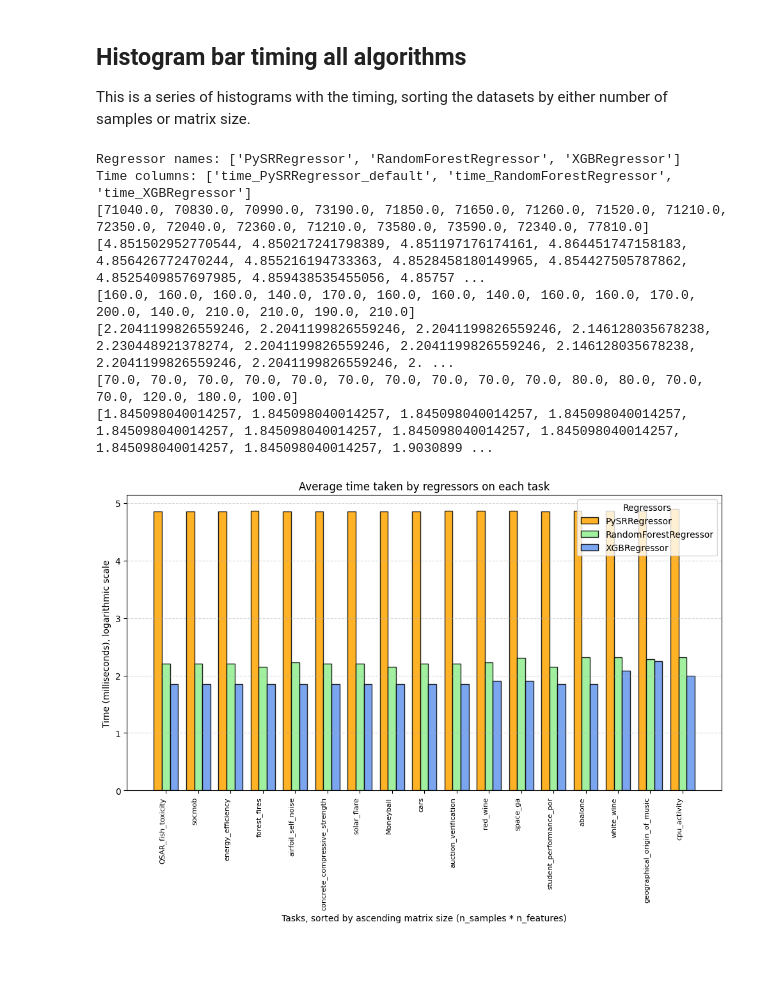
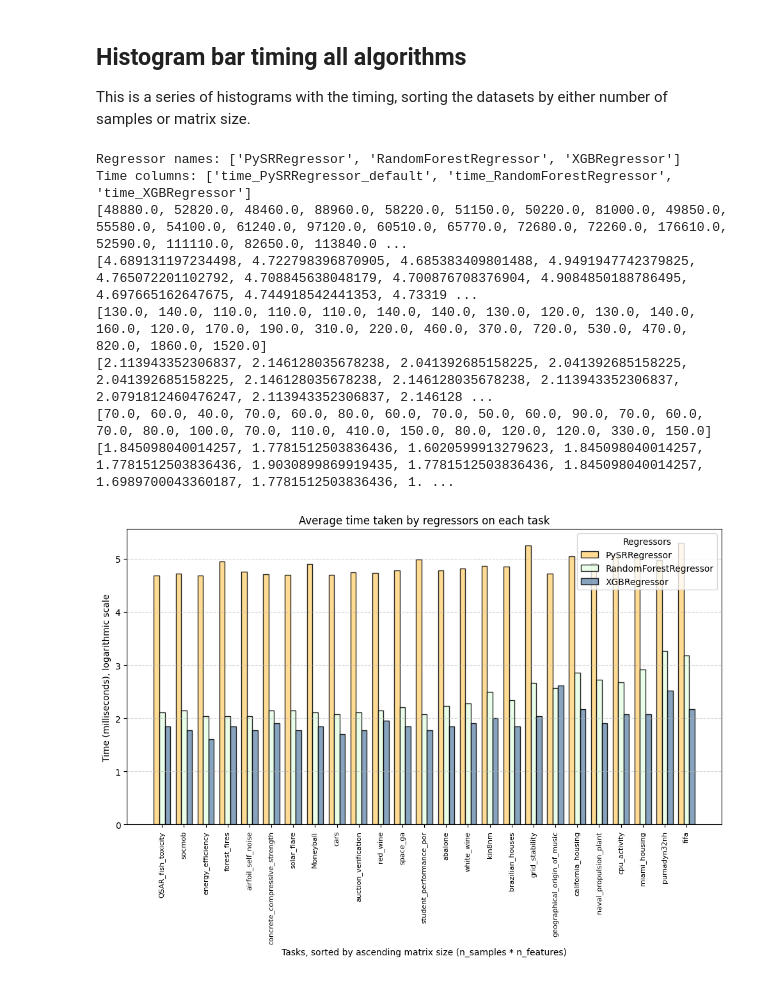
Before and after one commit to albertotonda/symbolic-regression-vs-ensembles, a Jupyter notebook: src/make_plots.ipynb, the cells around one changed output. Cells and saved outputs as stored; diff of their text form; code cells hidden in the pictures.

Commit message:
Fancier tables and plots

```diff
--- a/src/make_plots.ipynb
+++ b/src/make_plots.ipynb
@@ -17,6 +17,13 @@ regressor_colors = {
     "XGBRegressor": "cornflowerblue",
 }
 
+# let's see if HTML color codes can work
+regressor_colors = {
+    "PySRRegressor" : "#ffd580",
+    "RandomForestRegressor" : "#e6ffe6",
+    "XGBRegressor" : "#7393b3",
+}
+
 plots_folder = "../plots"
 if not os.path.exists(plots_folder) :
     os.makedirs(plots_folder)
@@ -27,6 +34,7 @@ This is a series of histograms with the timing, sorting the datasets by either n
 # hard-coded values
 results_file = "../results_20260519_only_tree_models/analysis_openml_ctr23_statistics.csv"
 results_file = "../results_server_20260519/analysis_openml_ctr23_statistics.csv"
+results_file = "../results_20260519_default/analysis_openml_ctr23_statistics.csv"
 plot_filename = os.path.join(plots_folder, "time_comparison_default.png")
 
 # read the results file
@@ -87,38 +95,38 @@ for i, time_column in enumerate(time_columns):
             alpha=0.85,
         )
 
         # Add value labels on top of each bar
         #for bar in bars:
         #    height = bar.get_height()
         #    ax.annotate(
         #        f"{height:.2f}s",
         #        xy=(bar.get_x() + bar.get_width() / 2, height),
         #        xytext=(0, 3),  # 3 points vertical offset
         #        textcoords="offset points",
         #        ha="center",
         #        va="bottom",
         #        fontsize=8,
         #    )
 
 # aesthetics
 ax.set_title("Average time taken by regressors on each task") #, fontsize=14, pad=15)
 ax.grid(axis="y", linestyle="--", alpha=0.5)
 ax.set_ylabel("Time (milliseconds), logarithmic scale")
 ax.set_xlabel("Tasks, sorted by ascending matrix size (n_samples * n_features)")
 ax.set_xticks(x)
-ax.set_xticklabels(task_names, rotation=90, ha="right", fontsize=8)
+ax.set_xticklabels(task_names, rotation=90, ha="center", fontsize=8)
 ax.legend(title="Regressors")
 #plt.tight_layout()
 
 # save the plot
 plt.savefig(plot_filename, dpi=150, bbox_inches="tight")
 # %% [output]
 Regressor names: ['PySRRegressor', 'RandomForestRegressor', 'XGBRegressor']
 Time columns: ['time_PySRRegressor_default', 'time_RandomForestRegressor', 'time_XGBRegressor']
-[71040.0, 70830.0, 70990.0, 73190.0, 71850.0, 71650.0, 71260.0, 71520.0, 71210.0, 72350.0, 72040.0, 72360.0, 71210.0, 73580.0, 73590.0, 72340.0, 77810.0]
-[4.851502952770544, 4.850217241798389, 4.851197176174161, 4.864451747158183, 4.856426772470244, 4.855216194733363, 4.8528458180149965, 4.854427505787862, 4.8525409857697985, 4.859438535455056, 4.85757 ...
-[160.0, 160.0, 160.0, 140.0, 170.0, 160.0, 160.0, 140.0, 160.0, 160.0, 170.0, 200.0, 140.0, 210.0, 210.0, 190.0, 210.0]
-[2.2041199826559246, 2.2041199826559246, 2.2041199826559246, 2.146128035678238, 2.230448921378274, 2.2041199826559246, 2.2041199826559246, 2.146128035678238, 2.2041199826559246, 2.2041199826559246, 2. ...
-[70.0, 70.0, 70.0, 70.0, 70.0, 70.0, 70.0, 70.0, 70.0, 70.0, 80.0, 80.0, 70.0, 70.0, 120.0, 180.0, 100.0]
-[1.845098040014257, 1.845098040014257, 1.845098040014257, 1.845098040014257, 1.845098040014257, 1.845098040014257, 1.845098040014257, 1.845098040014257, 1.845098040014257, 1.845098040014257, 1.9030899 ...
+[48880.0, 52820.0, 48460.0, 88960.0, 58220.0, 51150.0, 50220.0, 81000.0, 49850.0, 55580.0, 54100.0, 61240.0, 97120.0, 60510.0, 65770.0, 72680.0, 72260.0, 176610.0, 52590.0, 111110.0, 82650.0, 113840.0 ...
+[4.689131197234498, 4.722798396870905, 4.685383409801488, 4.9491947742379825, 4.765072201102792, 4.708845638048179, 4.700876708376904, 4.9084850188786495, 4.697665162647675, 4.744918542441353, 4.73319 ...
+[130.0, 140.0, 110.0, 110.0, 110.0, 140.0, 140.0, 130.0, 120.0, 130.0, 140.0, 160.0, 120.0, 170.0, 190.0, 310.0, 220.0, 460.0, 370.0, 720.0, 530.0, 470.0, 820.0, 1860.0, 1520.0]
+[2.113943352306837, 2.146128035678238, 2.041392685158225, 2.041392685158225, 2.041392685158225, 2.146128035678238, 2.146128035678238, 2.113943352306837, 2.0791812460476247, 2.113943352306837, 2.146128 ...
+[70.0, 60.0, 40.0, 70.0, 60.0, 80.0, 60.0, 70.0, 50.0, 60.0, 90.0, 70.0, 60.0, 70.0, 80.0, 100.0, 70.0, 110.0, 410.0, 150.0, 80.0, 120.0, 120.0, 330.0, 150.0]
+[1.845098040014257, 1.7781512503836436, 1.6020599913279623, 1.845098040014257, 1.7781512503836436, 1.9030899869919435, 1.7781512503836436, 1.845098040014257, 1.6989700043360187, 1.7781512503836436, 1. ...
-[figure, old version]
+[figure, new version]
```
Also changed, not shown: 2 other files.
